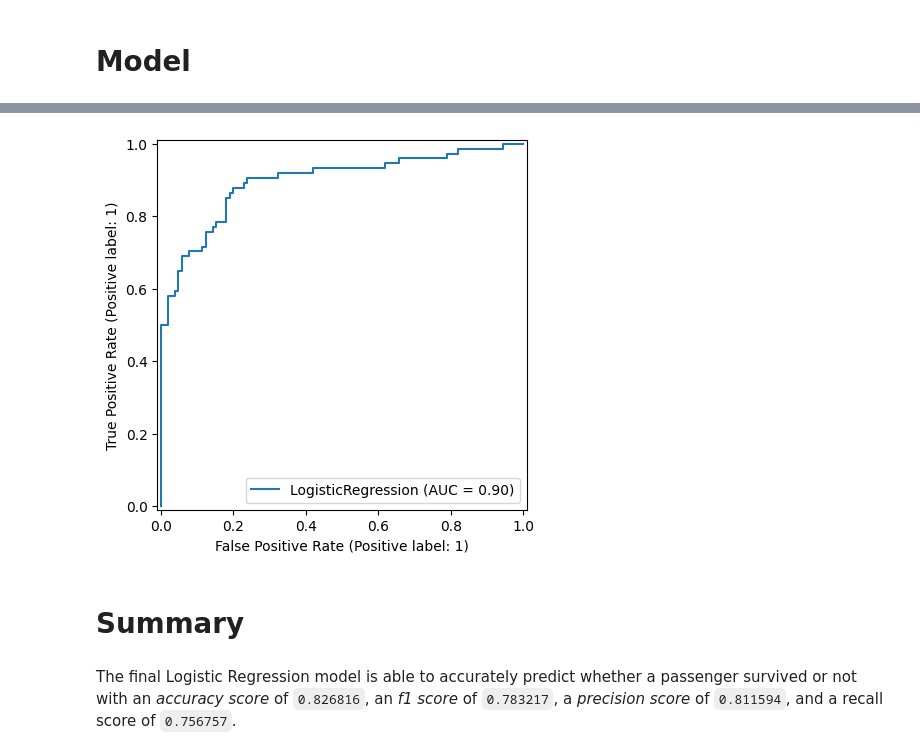
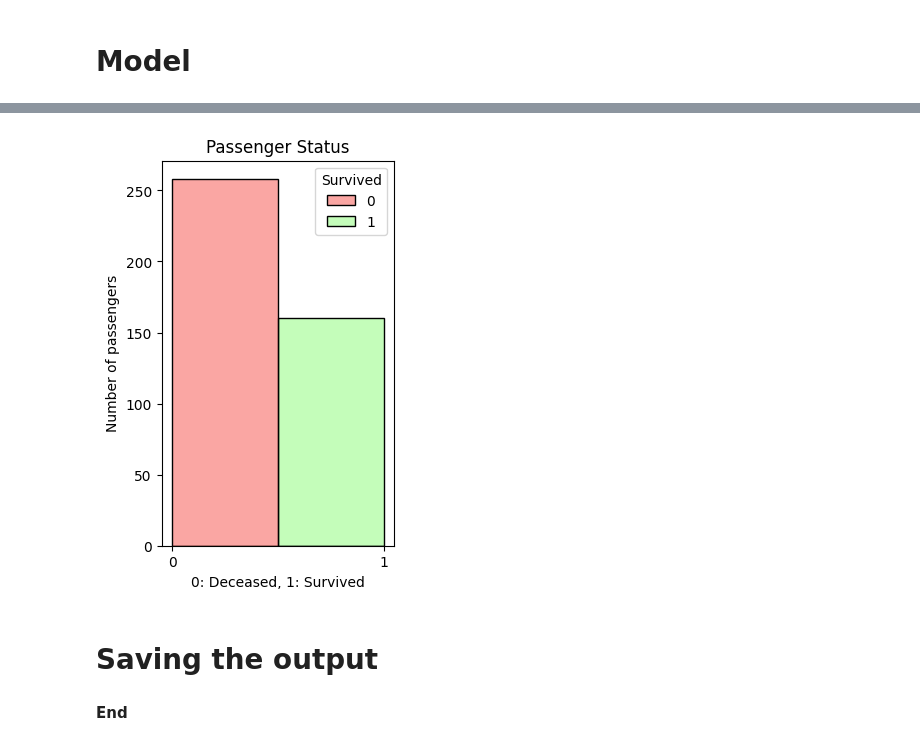
Before and after one commit to aadhiseshannsut/Sem5-ML-lab, a Jupyter notebook: Logistic Regression/Titanic Dataset - Logistic Regression.ipynb, the cells around one changed output, grey strips where cells are left out. Saved outputs shown, nothing was run; the diff lists cells and outputs as text; code cells hidden in the pictures.

```diff
--- a/Logistic Regression/Titanic Dataset - Logistic Regression.ipynb
+++ b/Logistic Regression/Titanic Dataset - Logistic Regression.ipynb
@@ -132,13 +229,12 @@ df_encoded = pd.get_dummies(df, drop_first=True)
 # %%
-X, y = df_encoded.drop('Survived', axis=1), df['Survived']
-X = X.apply(pd.to_numeric, errors='coerce')
+# Training set
+X_train, y_train = df_train_encoded.drop('Survived', axis=1), df_train['Survived']
+X_train = X_train.apply(pd.to_numeric, errors='coerce')
 # Add intercept value
-X = add_constant(X)
+X_train = add_constant(X_train)
 # %%
-# Training and Test Splits
-X_train, X_test, y_train, y_test = train_test_split(
-    X,
-    y,
-    test_size=0.2,
-    random_state=42
-)
+# Test set
+X_test = df_test_encoded;
+X_test = X_test.apply(pd.to_numeric, errors='coerce');
+# Add intercept value
+X_test = add_constant(X_test)
@@ -145,10 +255,11 @@ X_train, X_test, y_train, y_test = train_test_split(
 # %% [markdown]
 # Model
 # %%
+%%time
 clf = LogisticRegression(
     solver='lbfgs',
     penalty='l2',
-    C=0.91,
+    C=0.6100000000000001,
     max_iter=5000,
     random_state=42
 )
@@ -198,8 +271,0 @@ PrecisionRecallDisplay(y_test, y_pred);
-# %%
-RocCurveDisplay.from_estimator(clf, X_test, y_test);
-# %% [output]
-[figure, removed]
-# %% [markdown]
-# Summary
-# %% [markdown]
-The final Logistic Regression model is able to accurately predict whether a passenger survived or not with an _accuracy score_ of `0.826816`, an _f1 score_ of `0.783217`, a _precision score_ of `0.811594`, and a recall score of `0.756757`.
@@ -205,0 +274,26 @@ The final Logistic Regression model is able to accurately predict whether a pass
+# %%
+# Saving as DataFrame
+data = pd.DataFrame(
+    {
+        'PassengerId': df_test['PassengerId'],
+        'Survived': y_pred
+    }
+)
+# %%
+fig = plt.figure(figsize=(3, 5))
+sns.histplot(
+    data=data,
+    x='Survived',
+    bins=2,
+    stat='count',
+    hue='Survived',
+    palette=['#f74e48', '#8bfc77']
+);
+plt.xticks([0, 1]);
+plt.title("Passenger Status");
+plt.xlabel("0: Deceased, 1: Survived");
+plt.ylabel("Number of passengers");
+# %% [output]
+[figure, added]
+# %% [markdown]
+# Saving the output
@@ -205,0 +303,2 @@ The final Logistic Regression model is able to accurately predict whether a pass
+# %% [markdown]
+**End**
```
Also changed, not shown: parts of 26 cells of this notebook, 3 other files.
